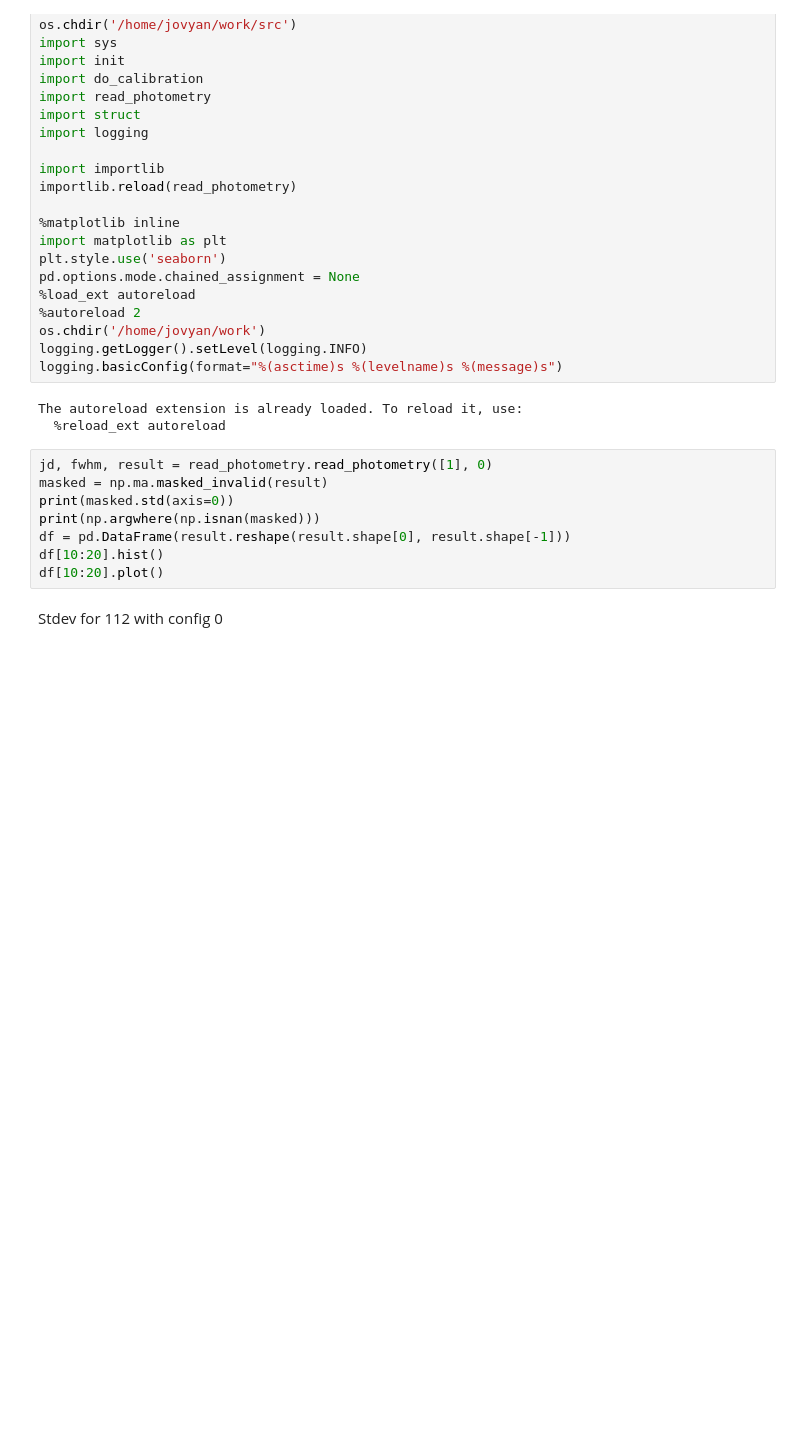
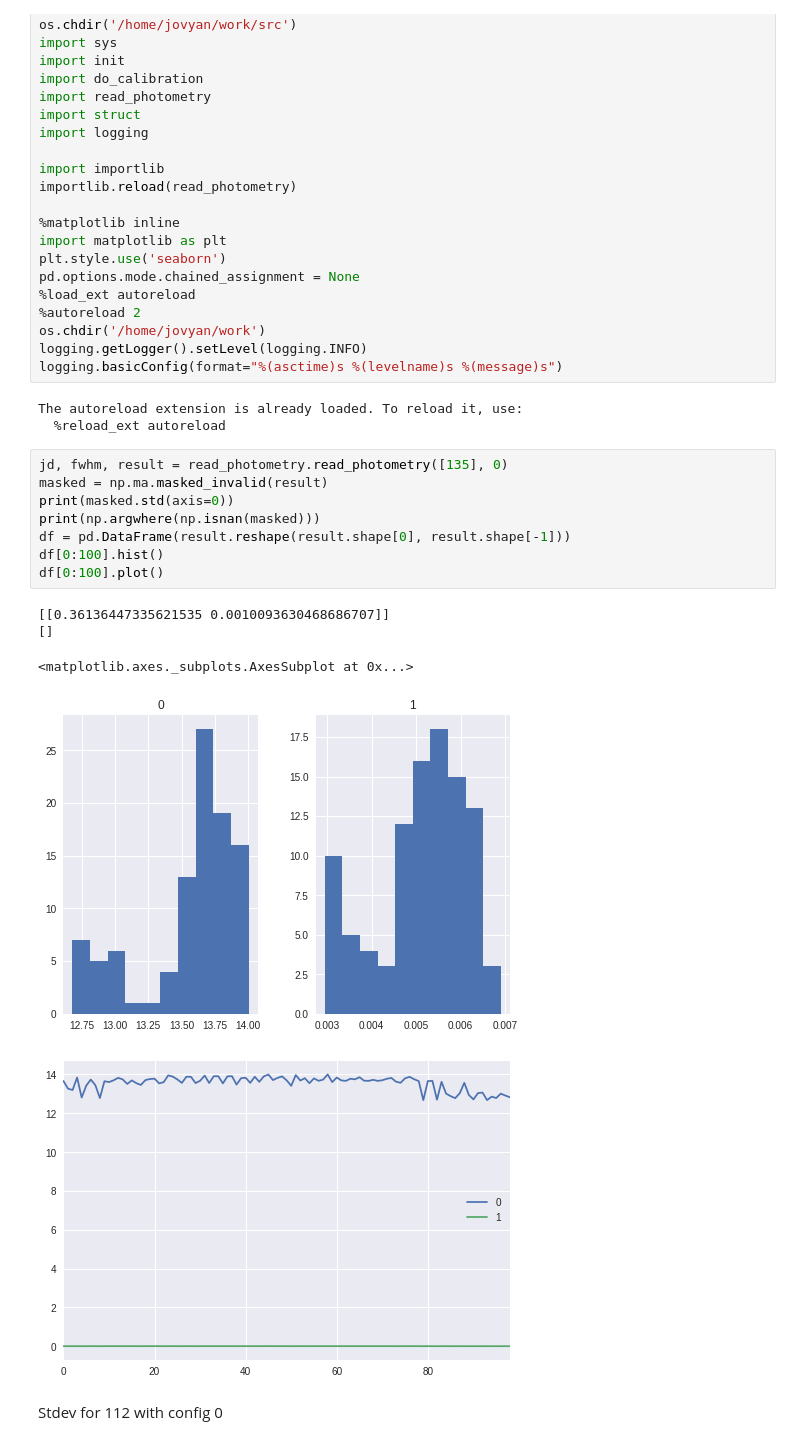
Before and after one commit to mrosseel/vast-automation, a Jupyter notebook: notebooks/analyse_pht.ipynb, the cells around one changed output. Drawn from its saved outputs; the diff is of its cells as text; blank space fills up the shorter version.

```diff
--- a/notebooks/analyse_pht.ipynb
+++ b/notebooks/analyse_pht.ipynb
@@ -26,12 +26,18 @@ logging.basicConfig(format="%(asctime)s %(levelname)s %(message)s")
 The autoreload extension is already loaded. To reload it, use:
   %reload_ext autoreload
 # %%
-jd, fwhm, result = read_photometry.read_photometry([1], 0)
+jd, fwhm, result = read_photometry.read_photometry([135], 0)
 masked = np.ma.masked_invalid(result)
 print(masked.std(axis=0))
 print(np.argwhere(np.isnan(masked)))
 df = pd.DataFrame(result.reshape(result.shape[0], result.shape[-1]))
-df[10:20].hist()
-df[10:20].plot()
+df[0:100].hist()
+df[0:100].plot()
+# %% [output]
+[[0.36136447335621535 0.0010093630468686707]]
+[]
+<matplotlib.axes._subplots.AxesSubplot at 0x...>
+[figure, added]
+[figure, added]
 # %% [markdown]
 Stdev for 112 with config 0
```
Also changed, not shown: parts of 2 cells of this notebook, 2 other files.
